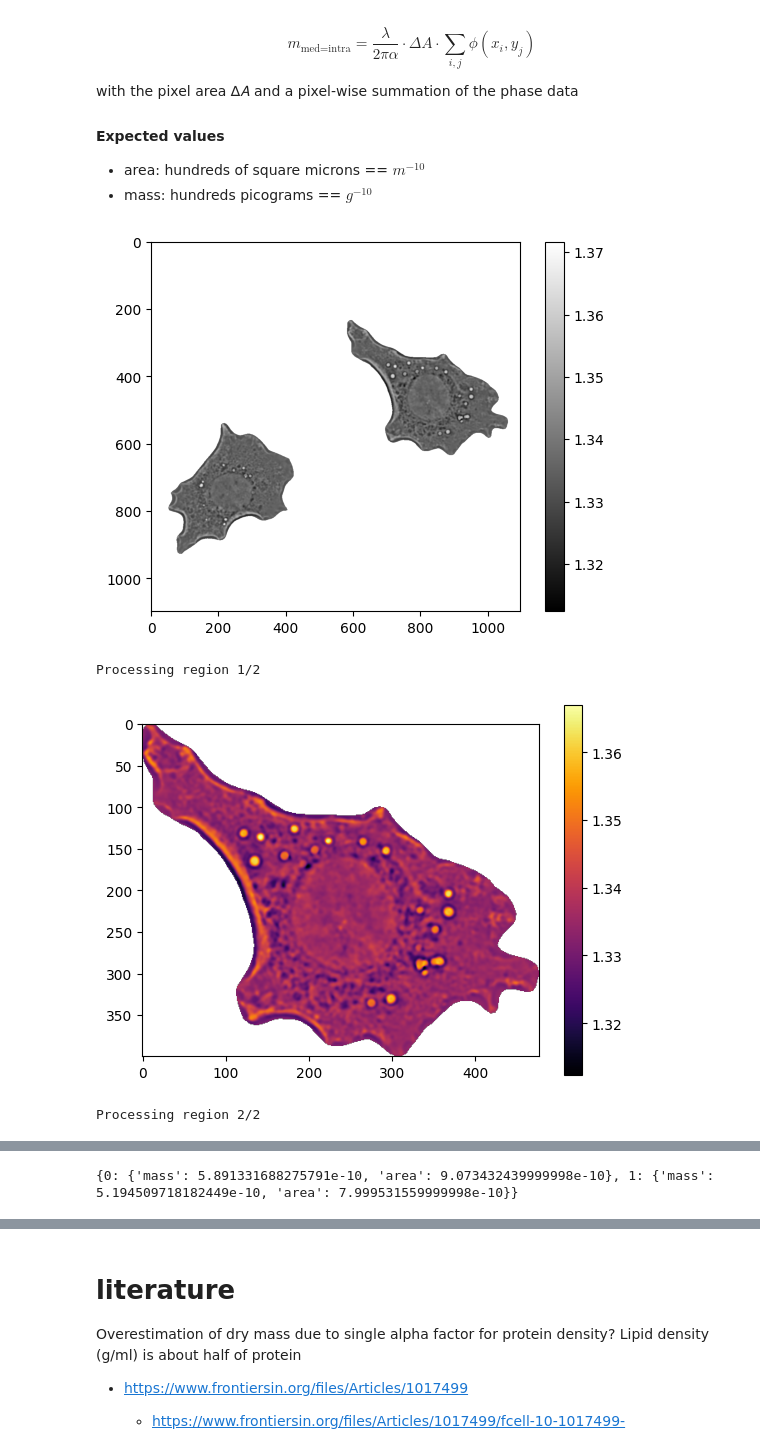
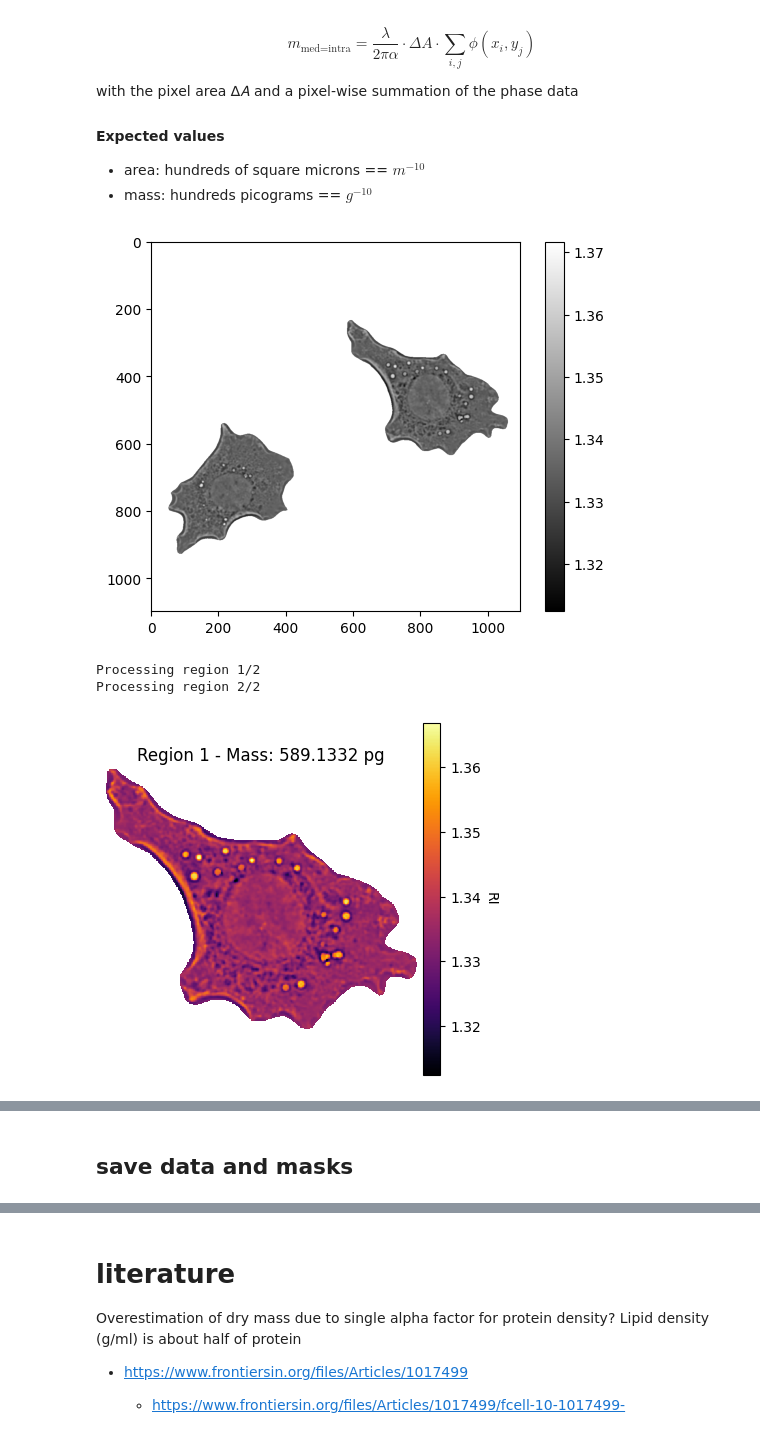
Before and after one commit to GrussmayerLab/dry_mass, a Jupyter notebook: Main analysis workflow.ipynb, the cells around one changed output, grey strips where cells are left out. Saved outputs shown, nothing was run; the diff lists cells and outputs as text; code cells hidden in the pictures.

```diff
--- a/Main analysis workflow.ipynb
+++ b/Main analysis workflow.ipynb
@@ -650,29 +625,49 @@ with the pixel area ∆𝐴 and a pixel-wise summation of the phase data
 # %%
 phase_masked = np.zeros_like(mask, dtype=np.float32)
 m=(mask>0).astype(np.int8)  # convert mask to int for multiplication
 img_masked = ri * m  # img # mask the image with the segmentation mask
 img_masked[img_masked==0] = None
+
 plt.imshow(img_masked, cmap='gray')
 plt.colorbar()
 plt.show()
+
 label = ski.measure.label(mask)
 props = ski.measure.regionprops(label, intensity_image=img_masked)
-mass = {}
+cell = {}
 pixel_area = pixelsize**2
 for ii, p in enumerate(props):
     print(f"Processing region {ii+1}/{len(props)}")
     cell_data = p.image_intensity
     area = p.area_filled * pixel_area  # area in m^2
 
-    plt.imshow(cell_data, cmap='inferno')
-    plt.colorbar()
-    plt.show()
-    mass[ii] = {}
-    mass[ii]['mass'] = np.nansum(cell_data) * wv * pixel_area / (2*np.pi*alpha) # mass in g
-    mass[ii]['area'] = area # area in m^2
-print(mass)
+    cell[ii] = {}
+    cell[ii]['mass'] = np.nansum(cell_data) * wv * pixel_area / (2*np.pi*alpha) # mass in g
+    cell[ii]['area'] = area # area in m^2
+
+    fig, ax = plt.subplots(figsize=(4, 4), dpi=100, constrained_layout=True)
+    im = ax.imshow(cell_data, cmap='inferno', interpolation="nearest")
+    ax.set_title(f"Region {ii+1} - Mass: {cell[ii]['mass']*10**(12):.4f} pg")
+    ax.set_xticks([]); ax.set_yticks([])      # same as ax.axis('off') but keeps the frame if you want
+    ax.set_frame_on(False)
+
+    # Attach colorbar to THIS image
+    cbar = fig.colorbar(im, ax=ax, pad=0.02, shrink=0.9)
+    cbar.set_label("RI", rotation=270, labelpad=12)
+
+    cell[ii]['figure'] = fig
+    cell[ii]['data'] = cell_data
+    cell[ii]['mode'] = mode
+    cell[ii]['fp'] = fp  if fp not in locals() else None # focal plane index
+
+    # write processing parameters to cell dictionary
+    cell[ii]['thickness'] = thickness_global if thickness_global not in locals() else None  # global thickness estimate
+    cell[ii]['alpha'] = alpha if alpha not in locals() else None  # refraction increment
+    cell[ii]['wv'] = wv if wv not in locals() else None  # wavelength
+    cell[ii]['pixelsize'] = pixelsize if pixelsize not in locals() else None  # pixel size
+    cell[ii]['dz'] = dz if dz not in locals() else None
 # %% [output]
 [figure]
 Processing region 1/2
+Processing region 2/2
-[figure, old version]
+[figure, new version]
-Processing region 2/2
@@ -680 +675,2 @@ Processing region 2/2
-{0: {'mass': 5.891331688275791e-10, 'area': 9.073432439999998e-10}, 1: {'mass': 5.194509718182449e-10, 'area': 7.999531559999998e-10}}
+# %% [markdown]
+## save data and masks
```
Also changed, not shown: parts of 13 cells of this notebook, 4 other files.
